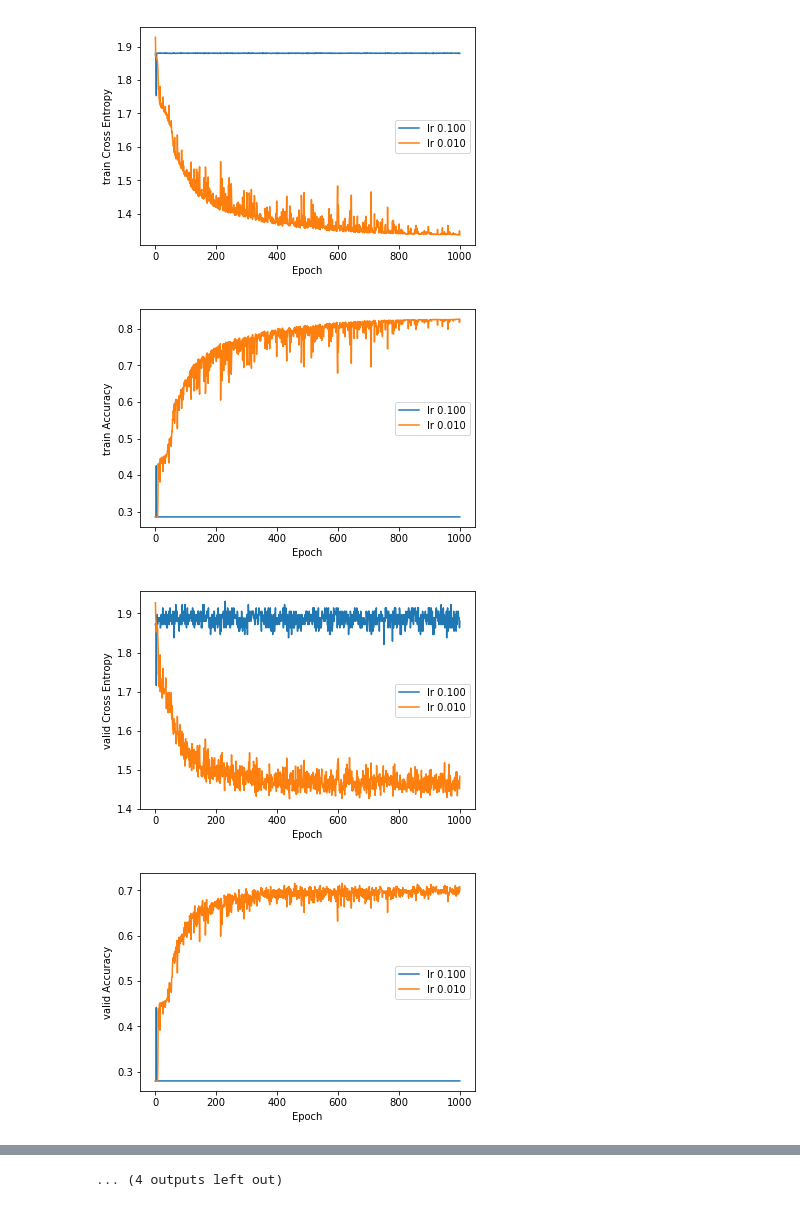
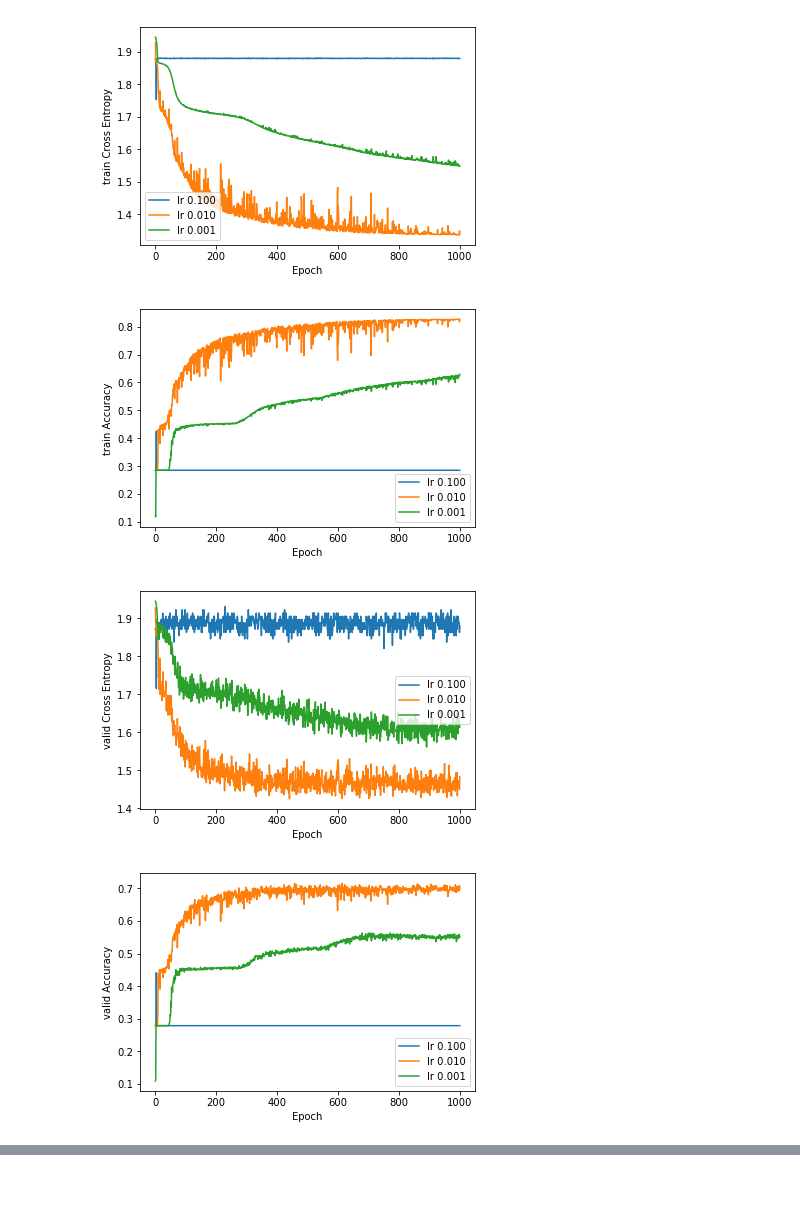
Before and after one commit to SpecialYeom/MNN_TFD, a Jupyter notebook: plot_results.ipynb, the cells around one changed output, grey strips where cells are left out. Drawn from its saved outputs; the diff is of its cells as text; code cells hidden in the pictures.

Commit message:
update results

```diff
--- a/plot_results.ipynb
+++ b/plot_results.ipynb
@@ -59,56 +59,45 @@ def plot_result(statNms,legendArr, legendNm,data_type, ylabel, number=0):
 
 
 momentumArr = ["0.0","0.5","0.9"]
-lrArr = ["0.100","0.010"]
+lrArr = ["0.100","0.010","0.001"]
 miniBatchArr = ['10','100','500']
-numhiddenUnitsArr = ['8','32','64','256']
 cnt = 0
 plot_result(['MNN_lr0.010_momentum'+i+'_minibatch100_epoch1000' for i in momentumArr ],momentumArr,"momentum","train","Cross Entropy",cnt)
 cnt += 1
 plot_result(['MNN_lr0.010_momentum'+i+'_minibatch100_epoch1000' for i in momentumArr ],momentumArr,"momentum","train","Accuracy",cnt)
 cnt += 1
 plot_result(['MNN_lr0.010_momentum'+i+'_minibatch100_epoch1000' for i in momentumArr ],momentumArr,"momentum","valid","Cross Entropy",cnt)
 cnt += 1
 plot_result(['MNN_lr0.010_momentum'+i+'_minibatch100_epoch1000' for i in momentumArr ],momentumArr,"momentum","valid","Accuracy",cnt)
 cnt += 1
 
 plot_result(['MNN_lr'+i+'_momentum0.9_minibatch100_epoch1000' for i in lrArr ],lrArr,"lr","train","Cross Entropy",cnt)
 cnt += 1
 plot_result(['MNN_lr'+i+'_momentum0.9_minibatch100_epoch1000' for i in lrArr ],lrArr,"lr","train","Accuracy",cnt)
 cnt += 1
 plot_result(['MNN_lr'+i+'_momentum0.9_minibatch100_epoch1000' for i in lrArr ],lrArr,"lr","valid","Cross Entropy",cnt)
 cnt += 1
 plot_result(['MNN_lr'+i+'_momentum0.9_minibatch100_epoch1000' for i in lrArr ],lrArr,"lr","valid","Accuracy",cnt)
 cnt += 1
 
 plot_result(['MNN_lr0.010_momentum0.9_minibatch'+i+'_epoch1000' for i in miniBatchArr ],miniBatchArr,"batch size","train","Cross Entropy",cnt)
 cnt += 1
 plot_result(['MNN_lr0.010_momentum0.9_minibatch'+i+'_epoch1000' for i in miniBatchArr ],miniBatchArr,"batch size","train","Accuracy",cnt)
 cnt += 1
 plot_result(['MNN_lr0.010_momentum0.9_minibatch'+i+'_epoch1000' for i in miniBatchArr ],miniBatchArr,"batch size","valid","Cross Entropy",cnt)
 cnt += 1
 plot_result(['MNN_lr0.010_momentum0.9_minibatch'+i+'_epoch1000' for i in miniBatchArr ],miniBatchArr,"batch size","valid","Accuracy",cnt)
 cnt += 1
-
-plot_result(['MNN_lr0.010_momentum0.9_minibatch100_epoch1000_num_hidden_'+i for i in numhiddenUnitsArr ],numhiddenUnitsArr,"hidden units","train","Cross Entropy",cnt)
-cnt += 1
-plot_result(['MNN_lr0.010_momentum0.9_minibatch100_epoch1000_num_hidden_'+i for i in numhiddenUnitsArr ],numhiddenUnitsArr,"hidden units","train","Accuracy",cnt)
-cnt += 1
-plot_result(['MNN_lr0.010_momentum0.9_minibatch100_epoch1000_num_hidden_'+i for i in numhiddenUnitsArr ],numhiddenUnitsArr,"hidden units","valid","Cross Entropy",cnt)
-cnt += 1
-plot_result(['MNN_lr0.010_momentum0.9_minibatch100_epoch1000_num_hidden_'+i for i in numhiddenUnitsArr ],numhiddenUnitsArr,"hidden units","valid","Accuracy",cnt)
-cnt += 1
 # %% [output]
 [figure]
 [figure]
 [figure]
 [figure]
-[figure, old version]
+[figure, new version]
-[figure, old version]
+[figure, new version]
-[figure, old version]
+[figure, new version]
-[figure, old version]
+[figure, new version]
 [figure]
 [figure]
 [figure]
 [figure]
-... (4 outputs left out)
```
Also changed, not shown: parts of 2 cells of this notebook, 3 other files.
